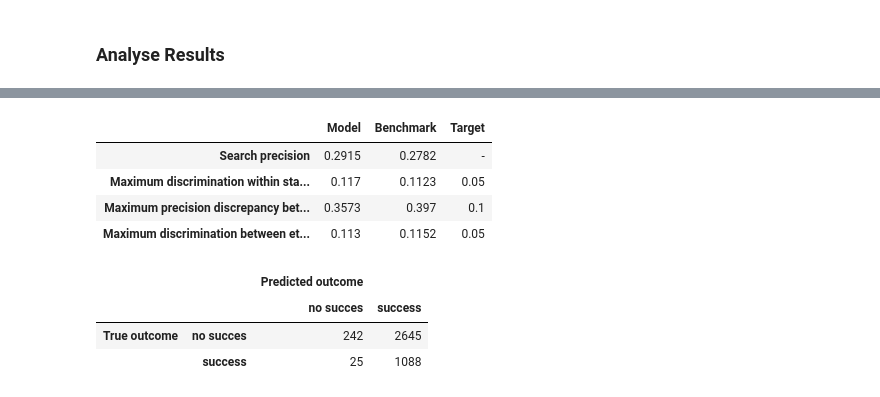
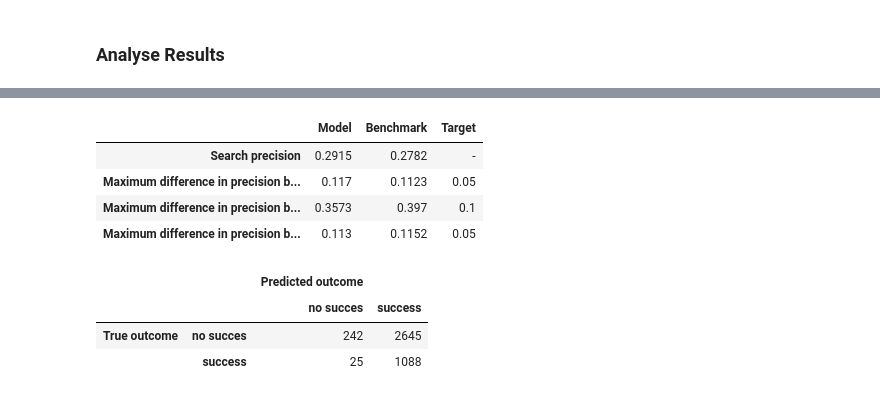
Before and after one commit to felixbrunner/capstone, a Jupyter notebook: notebooks/05_retraining.ipynb, the cells around one changed output, grey strips where cells are left out. Drawn from its saved outputs; the diff is of its cells as text; code cells hidden in the pictures.

```diff
--- a/notebooks/05_retraining.ipynb
+++ b/notebooks/05_retraining.ipynb
@@ -34,7 +34,7 @@ with open('../deploy/columns.json') as fh:
 with open('../deploy/dtypes.pickle', 'rb') as fh:
     dtypes = pickle.load(fh)
 
-pipeline = joblib.load('../deploy/pipeline.pickle')
+pipeline = joblib.load('../models/pipeline.pickle')
 # %% [markdown]
 ## Load database data
 # %%
@@ -84,40 +143,40 @@ from sklearn.metrics import precision_score, confusion_matrix
 # %%
 # set up
 df_results = pd.DataFrame(index=['Search precision',
-                                 'Maximum discrimination within station between ethnicity-gender-subgroup',
-                                 'Maximum precision discrepancy between stations overall',
-                                 'Maximum discrimination between ethnicity-gender-subgroups'],
+                                 'Maximum difference in precision between ethnicity-gender-subgroups within stations',
+                                 'Maximum difference in precision between stations',
+                                 'Maximum difference in precision between ethnicity-gender-subgroups'],
                           columns=['Model', 'Benchmark', 'Target'])
 
 # pipeline
 include = df_customer['success'].notna()
 authorised = df_customer.loc[include, 'predicted_outcome'].astype(bool)
 success = df_customer.loc[include, 'success'].astype(bool)
 X = df_customer.loc[include, columns]
 df_results.iat[0, 0] = precision_score(success, authorised)
 df_results.iat[1, 0] = src.evaluate.within_station_discrepancy(authorised, success, X).max()
 df_results.iat[2, 0] = src.evaluate.across_station_discrepancy(authorised, success, X)
 df_results.iat[3, 0] = src.evaluate.across_subgroup_discrepancy(authorised, success, X)
 
 # evaluate benchmark
 df_results.iat[0, 1] = precision_score(success, np.ones(success.shape))
 df_results.iat[1, 1] = src.evaluate.within_station_discrepancy(np.ones(success.shape), success, X).max()
 df_results.iat[2, 1] = src.evaluate.across_station_discrepancy(np.ones(success.shape), success, X)
 df_results.iat[3, 1] = src.evaluate.across_subgroup_discrepancy(np.ones(success.shape), success, X)
 
 # targets
 df_results.iat[0, 2] = '-'
 df_results.iat[1, 2] = 0.05
 df_results.iat[2, 2] = 0.1
 df_results.iat[3, 2] = 0.05
 
 df_results
 # %% [output]
 |  | Model | Benchmark | Target |
 | Search precision | 0.2915 | 0.2782 | - |
-| Maximum discrimination within sta... | 0.117 | 0.1123 | 0.05 |
-| Maximum precision discrepancy bet... | 0.3573 | 0.397 | 0.1 |
-| Maximum discrimination between et... | 0.113 | 0.1152 | 0.05 |
+| Maximum difference in precision b... | 0.117 | 0.1123 | 0.05 |
+| Maximum difference in precision b... | 0.3573 | 0.397 | 0.1 |
+| Maximum difference in precision b... | 0.113 | 0.1152 | 0.05 |
 # %%
 pd.DataFrame(confusion_matrix(success, authorised),
              index=pd.MultiIndex.from_product([['True outcome'], ['no succes', 'success']]),
```
Also changed, not shown: parts of 27 cells of this notebook, 20 other files.
